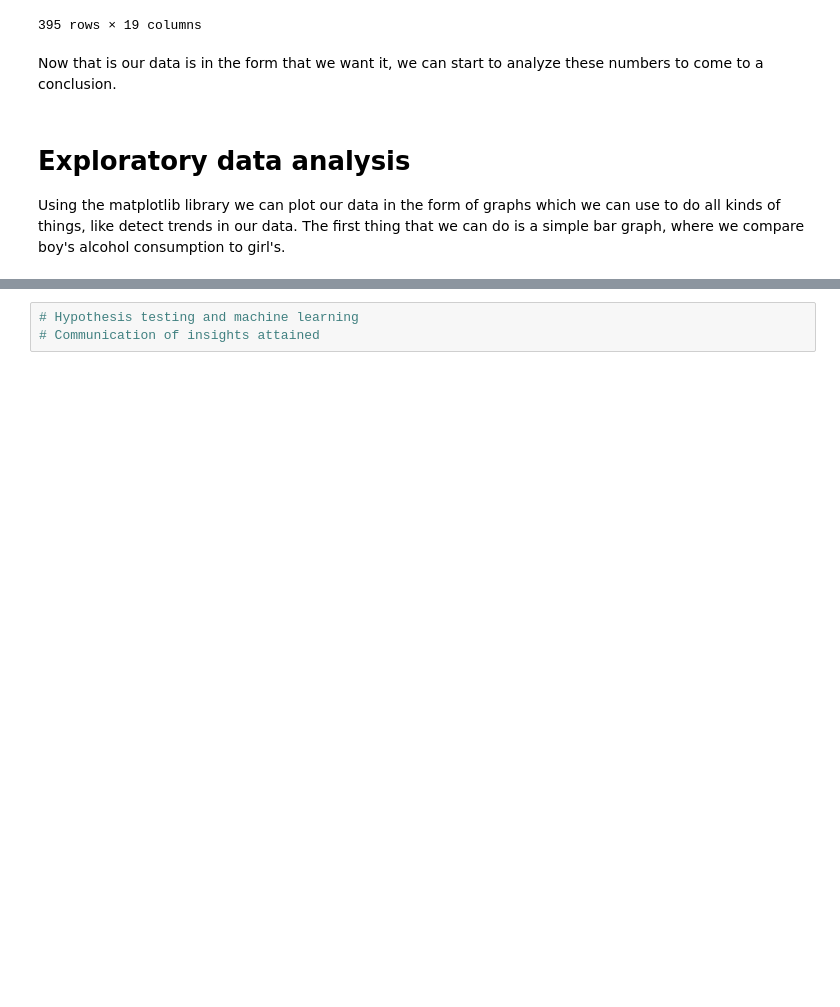
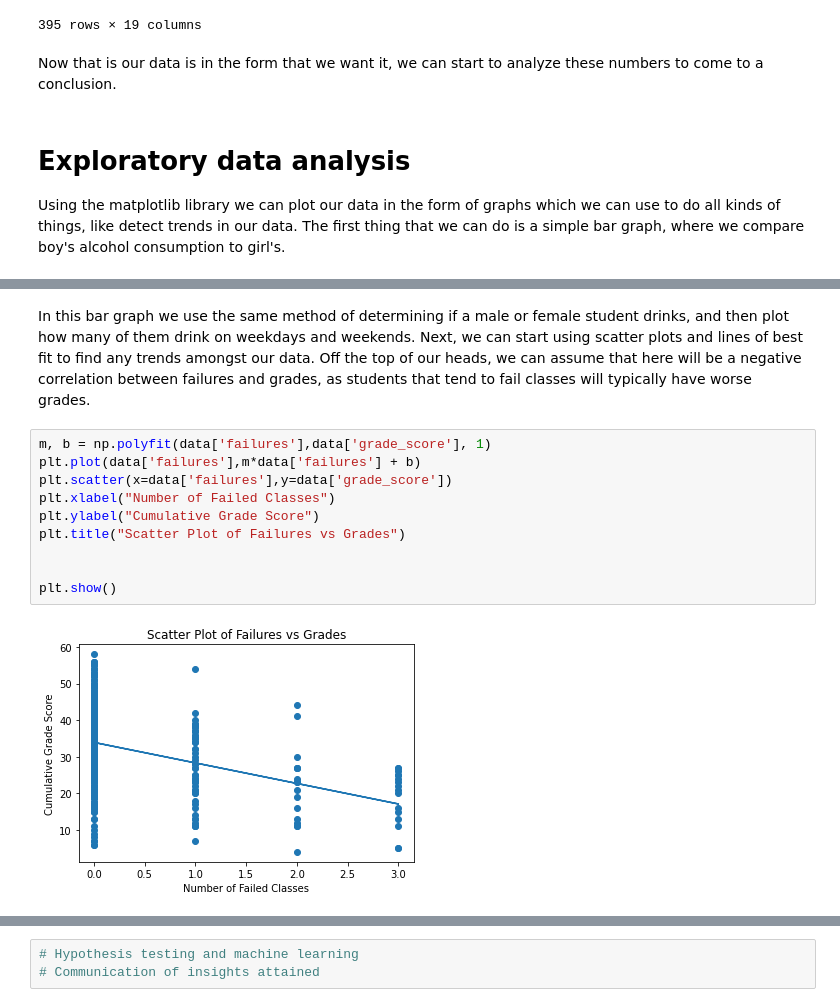
Before and after one commit to bencyi/ACaAP, a Jupyter notebook: final_proj_yi_babcock_tsypnyatov.ipynb, the cells around one changed output, grey strips where cells are left out. Cells and saved outputs as stored; diff of their text form; blank space fills up the shorter version.

```diff
--- a/final_proj_yi_babcock_tsypnyatov.ipynb
+++ b/final_proj_yi_babcock_tsypnyatov.ipynb
@@ -180,0 +160,14 @@ plt.show()
+# %% [markdown]
+In this bar graph we use the same method of determining if a male or female student drinks, and then plot how many of them drink on weekdays and weekends. Next, we can start using scatter plots and lines of best fit to find any trends amongst our data. Off the top of our heads, we can assume that here will be a negative correlation between failures and grades, as students that tend to fail classes will typically have worse grades.
+# %%
+m, b = np.polyfit(data['failures'],data['grade_score'], 1)
+plt.plot(data['failures'],m*data['failures'] + b)
+plt.scatter(x=data['failures'],y=data['grade_score'])
+plt.xlabel("Number of Failed Classes")
+plt.ylabel("Cumulative Grade Score")
+plt.title("Scatter Plot of Failures vs Grades")
+
+
+plt.show()
+# %% [output]
+[figure, added]
```
Also changed, not shown: parts of 9 cells of this notebook.
